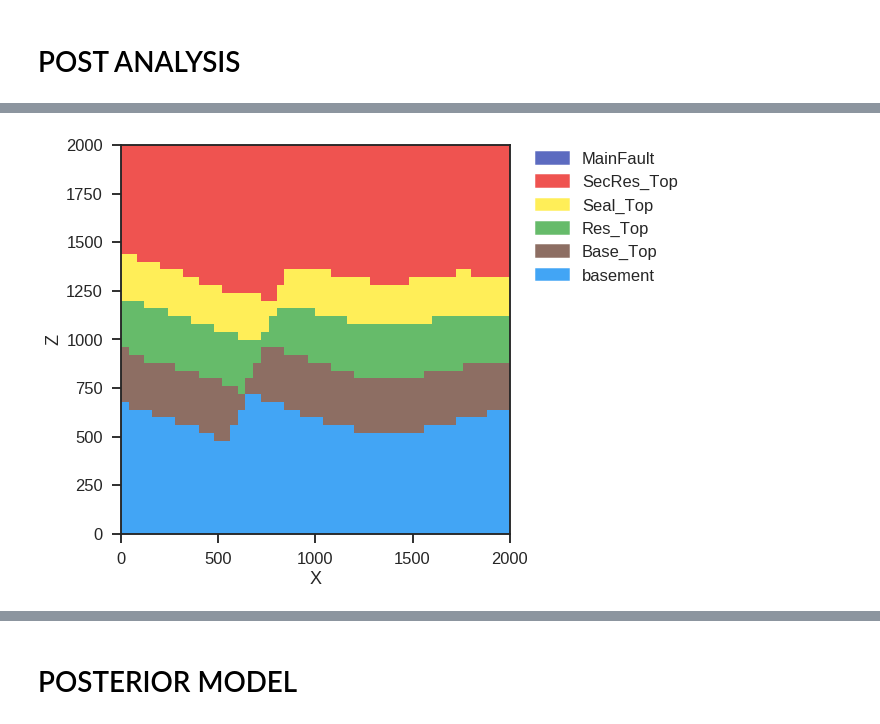
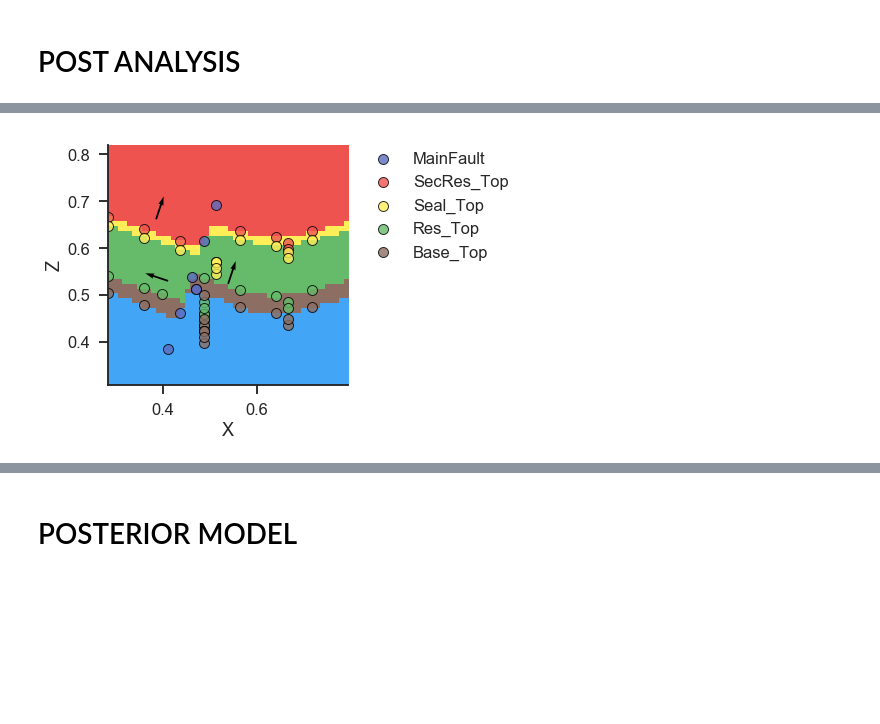
Before and after one commit to nre-aachen/Theses, a Jupyter notebook: Risk analysis/Notebooks/post_submission_continued_work/3D uncertainty (post-submission, work in progress).ipynb, the cells around one changed output, grey strips where cells are left out. Cells and saved outputs as stored; diff of their text form; code cells hidden in the pictures; blank space fills up the shorter version.

```diff
--- a/Risk analysis/Notebooks/post_submission_continued_work/3D uncertainty (post-submission, work in progress).ipynb
+++ b/Risk analysis/Notebooks/post_submission_continued_work/3D uncertainty (post-submission, work in progress).ipynb
@@ -964,9 +884,9 @@ array([73., 19.,  6.,  2.])
 interp_data.interpolator.prepare_data_frame(interp_data.geo_data_res)
 lith_block, fault_block = gp.compute_model(interp_data)
 # %%
-gp.plotting.plot_section(geo_data, lith_block[0], 25, plot_data=False)
+gp.plotting.plot_section(interp_data.geo_data_res, lith_block[0], 25, direction='y', plot_data=True)
 # %% [output]
-[figure, old version]
+[figure, new version]
 # %%
 trap_analysis_post(lith_block, fault_block, print_figures=True)
 # %% [output]
```
Also changed, not shown: parts of 25 cells of this notebook.
